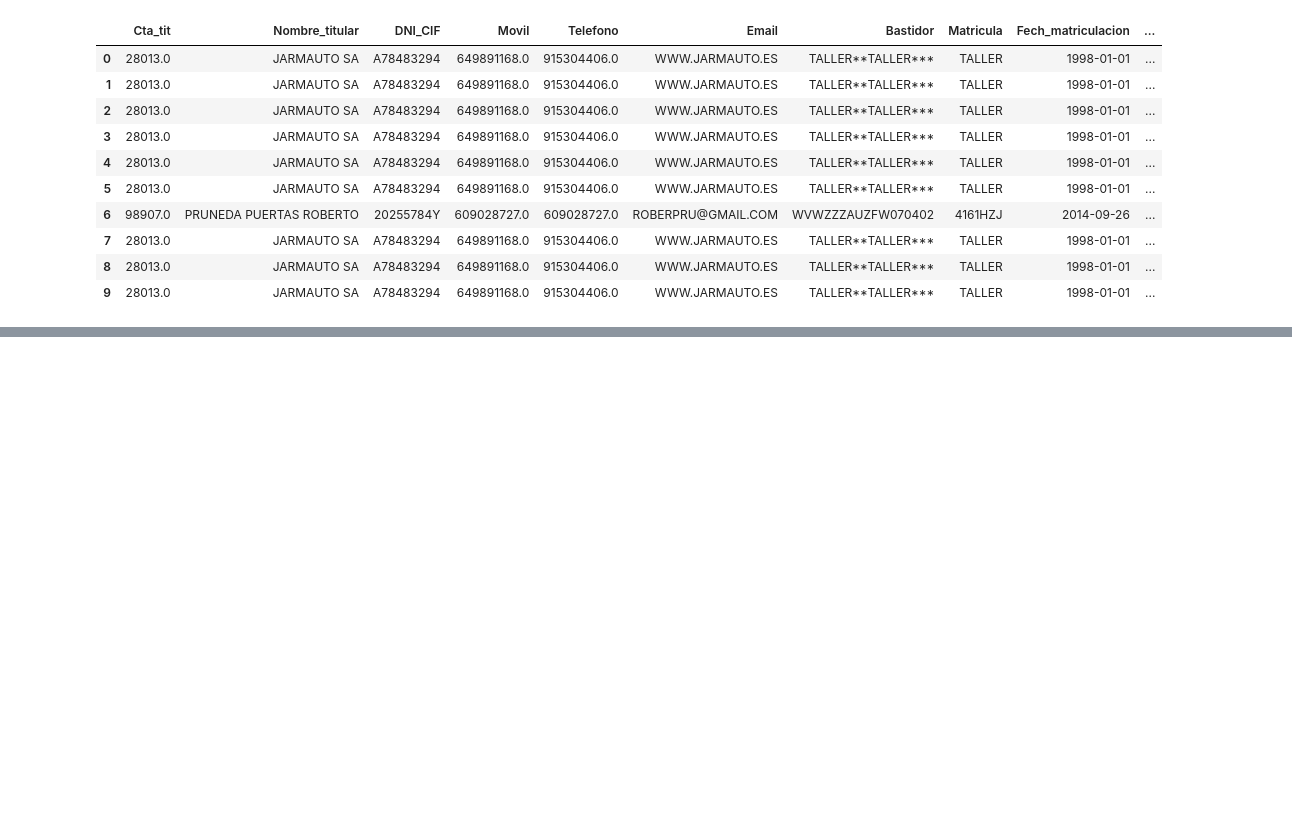
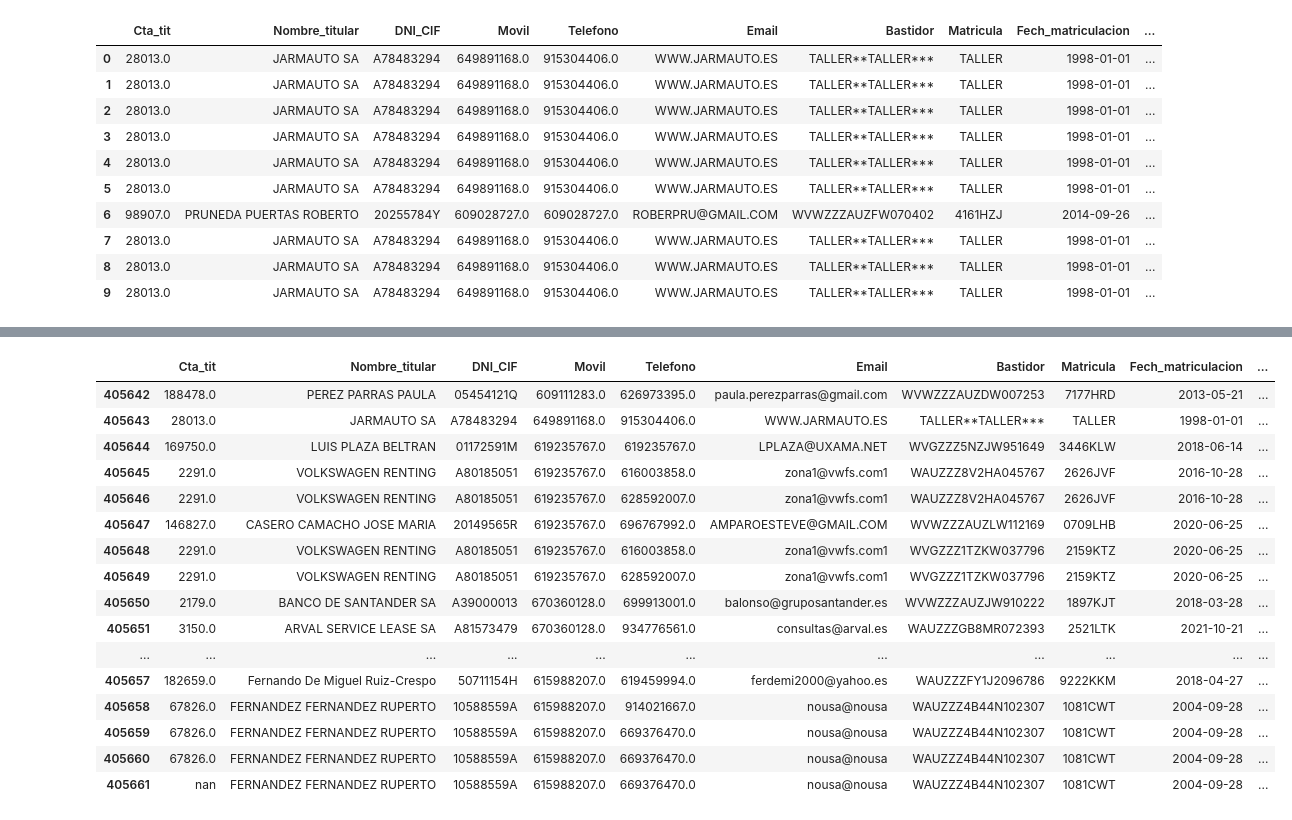
Before and after one commit to pacomm5/PLANTILLAS2, a Jupyter notebook: DATOS_VEHICULO.ipynb, the cells around one changed output, grey strips where cells are left out. Drawn from its saved outputs; the diff is of its cells as text; code cells hidden in the pictures; blank space fills up the shorter version.

```diff
--- a/DATOS_VEHICULO.ipynb
+++ b/DATOS_VEHICULO.ipynb
@@ -77,3 +102,5 @@ df.to_csv("/content/drive/MyDrive/Colab Notebooks/datos_vehiculo")
+# %%
+df = df.drop(['Unnamed: 0'], axis=1)
 # %%
 # for data manipulation and analysis
 import pandas as pd
@@ -96,6 +123,27 @@ from sklearn.preprocessing import StandardScaler
 
 import warnings
 warnings.filterwarnings('ignore')
+# %%
+df["Cta_tit"] = df["Cta_tit"].apply(str)
+df["Nombre_titular"] = df["Nombre_titular"].apply(str)
+df["DNI_CIF"] = df["DNI_CIF"].apply(str)
+df["Movil"] = df["Movil"].apply(str)
+df["Telefono"] = df["Telefono"].apply(str)
+df["Bastidor"] = df["Bastidor"].apply(str)
+df["Matricula"] = df["Matricula"].apply(str)
+df["Fech_matriculacion"] = pd.to_datetime(df["Fech_matriculacion"])
+df["Mar"] = df["Mar"].apply(str)
+df["Direccion"] = df["Direccion"].apply(str)
+df["CP"] = df["CP"].apply(str)
+df["Localidad"] = df["Localidad"].apply(str)
+df["Marca_modelo"] = df["Marca_modelo"].apply(str)
+df["Cta_cargo"] = df["Cta_cargo"].apply(str)
+df["Nombre"] = df["Nombre"].apply(str)
+df["DNI_CIF1"] = df["DNI_CIF1"].apply(str)
+df["Fech_apertura"] = pd.to_datetime(df["Fech_apertura"])
+df["Fech_cierre"] = pd.to_datetime(df["Fech_cierre"])
+df["Km"] = df["Km"].apply(int)
+df["Numero"] = df["Numero"].apply(str)
 # %%
 pd.options.display.max_columns = 0
 # %%
@@ -114,0 +187,4 @@ df.head(10)
+# %%
+# voy a mater la fecha máxima de y mínima de visita.
+df['Fech_primera_visita'] = df['Fech_cierre']
+df['Fech_ultima_visita'] = df['Fech_cierre']
@@ -114,0 +211,24 @@ df.head(10)
+# %%
+"""df['Fech_primera_visita'] = pd.to_datetime(df["Fech.primera_visita"]) """
+df['Fech_primera_visita'] = df.groupby('Bastidor')['Fech_primera_visita'].transform('min') # aqui saca la primera compra.
+df['Fech_ultima_visita'] = df.groupby('Bastidor')['Fech_ultima_visita'].transform('max') # aqui saca la primera compra.
+# %%
+df.tail(20)
+# %% [output]
+|  | Cta_tit | Nombre_titular | DNI_CIF | Movil | Telefono | Email | Bastidor | Matricula | Fech_matriculacion | ... |
+| 405642 | 188478.0 | PEREZ PARRAS PAULA | 05454121Q | 609111283.0 | 626973395.0 | paula.perezparras@gmail.com | WVWZZZAUZDW007253 | 7177HRD | 2013-05-21 | ... |
+| 405643 | 28013.0 | JARMAUTO SA | A78483294 | 649891168.0 | 915304406.0 | WWW.JARMAUTO.ES | TALLER**TALLER*** | TALLER | 1998-01-01 | ... |
+| 405644 | 169750.0 | LUIS PLAZA BELTRAN | 01172591M | 619235767.0 | 619235767.0 | LPLAZA@UXAMA.NET | WVGZZZ5NZJW951649 | 3446KLW | 2018-06-14 | ... |
+| 405645 | 2291.0 | VOLKSWAGEN RENTING | A80185051 | 619235767.0 | 616003858.0 | zona1@vwfs.com1 | WAUZZZ8V2HA045767 | 2626JVF | 2016-10-28 | ... |
+| 405646 | 2291.0 | VOLKSWAGEN RENTING | A80185051 | 619235767.0 | 628592007.0 | zona1@vwfs.com1 | WAUZZZ8V2HA045767 | 2626JVF | 2016-10-28 | ... |
+| 405647 | 146827.0 | CASERO CAMACHO JOSE MARIA | 20149565R | 619235767.0 | 696767992.0 | AMPAROESTEVE@GMAIL.COM | WVWZZZAUZLW112169 | 0709LHB | 2020-06-25 | ... |
+| 405648 | 2291.0 | VOLKSWAGEN RENTING | A80185051 | 619235767.0 | 616003858.0 | zona1@vwfs.com1 | WVGZZZ1TZKW037796 | 2159KTZ | 2020-06-25 | ... |
+| 405649 | 2291.0 | VOLKSWAGEN RENTING | A80185051 | 619235767.0 | 628592007.0 | zona1@vwfs.com1 | WVGZZZ1TZKW037796 | 2159KTZ | 2020-06-25 | ... |
+| 405650 | 2179.0 | BANCO DE SANTANDER SA | A39000013 | 670360128.0 | 699913001.0 | balonso@gruposantander.es | WVWZZZAUZJW910222 | 1897KJT | 2018-03-28 | ... |
+| 405651 | 3150.0 | ARVAL SERVICE LEASE SA | A81573479 | 670360128.0 | 934776561.0 | consultas@arval.es | WAUZZZGB8MR072393 | 2521LTK | 2021-10-21 | ... |
+| ... | ... | ... | ... | ... | ... | ... | ... | ... | ... | ... |
+| 405657 | 182659.0 | Fernando De Miguel Ruiz-Crespo | 50711154H | 615988207.0 | 619459994.0 | ferdemi2000@yahoo.es | WAUZZZFY1J2096786 | 9222KKM | 2018-04-27 | ... |
+| 405658 | 67826.0 | FERNANDEZ FERNANDEZ RUPERTO | 10588559A | 615988207.0 | 914021667.0 | nousa@nousa | WAUZZZ4B44N102307 | 1081CWT | 2004-09-28 | ... |
+| 405659 | 67826.0 | FERNANDEZ FERNANDEZ RUPERTO | 10588559A | 615988207.0 | 669376470.0 | nousa@nousa | WAUZZZ4B44N102307 | 1081CWT | 2004-09-28 | ... |
+| 405660 | 67826.0 | FERNANDEZ FERNANDEZ RUPERTO | 10588559A | 615988207.0 | 669376470.0 | nousa@nousa | WAUZZZ4B44N102307 | 1081CWT | 2004-09-28 | ... |
+| 405661 | nan | FERNANDEZ FERNANDEZ RUPERTO | 10588559A | 615988207.0 | 669376470.0 | nousa@nousa | WAUZZZ4B44N102307 | 1081CWT | 2004-09-28 | ... |
```
Also changed, not shown: parts of 7 cells of this notebook.
